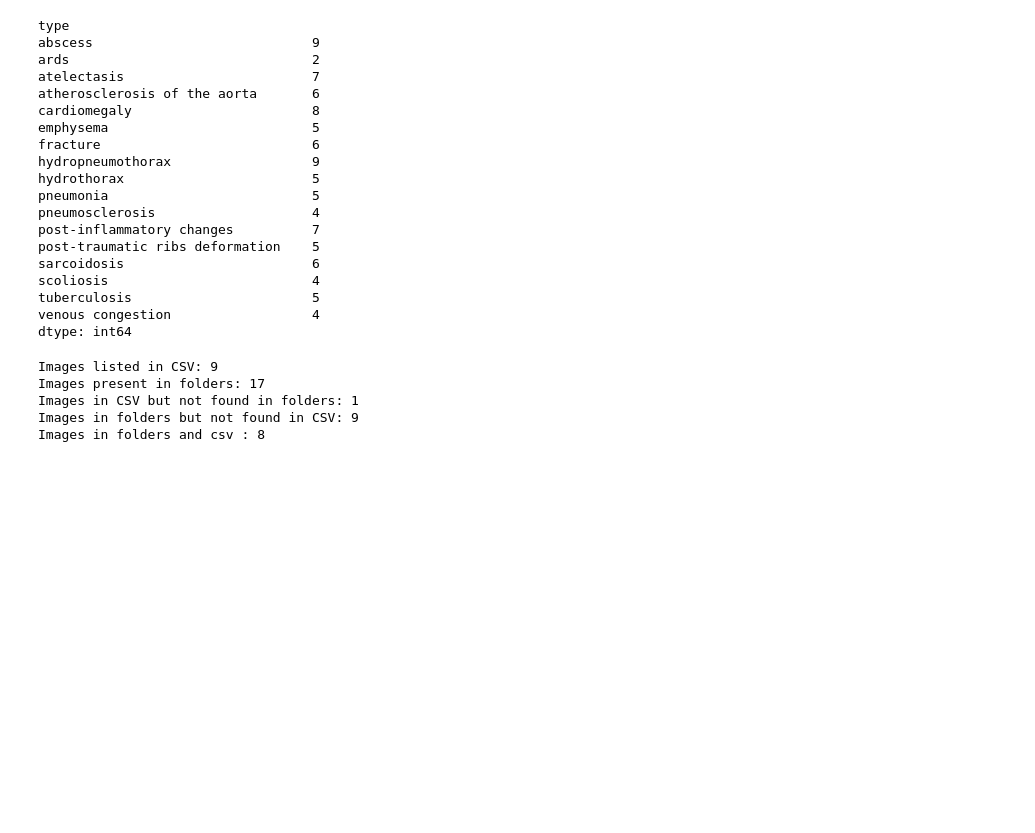
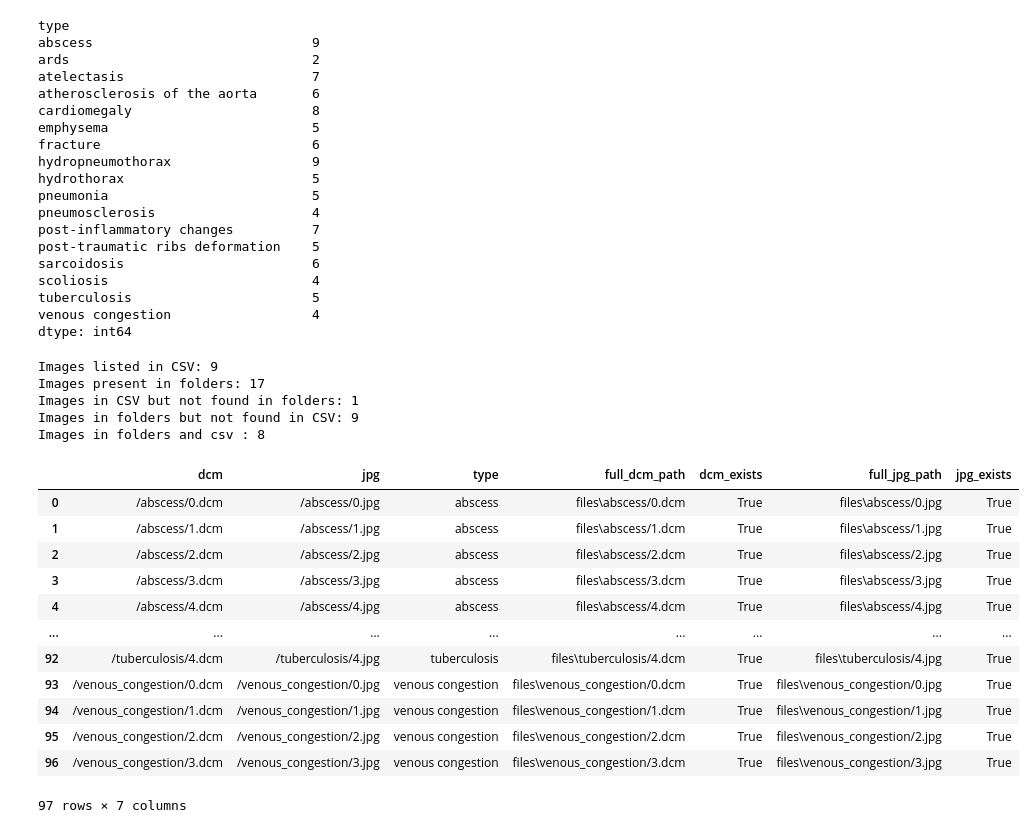
Before and after one commit to rgurung977/cxr-analysis, a Jupyter notebook: Untitled.ipynb, the cells around one changed output. Cells and saved outputs as stored; diff of their text form; code cells hidden in the pictures; blank space fills up the shorter version.

```diff
--- a/Untitled.ipynb
+++ b/Untitled.ipynb
@@ -690,3 +782,19 @@ Images present in folders: 17
 Images in CSV but not found in folders: 1
 Images in folders but not found in CSV: 9
 Images in folders and csv : 8
+# %%
+df
+# %% [output]
+|  | dcm | jpg | type | full_dcm_path | dcm_exists | full_jpg_path | jpg_exists |
+| 0 | /abscess/0.dcm | /abscess/0.jpg | abscess | files\abscess/0.dcm | True | files\abscess/0.jpg | True |
+| 1 | /abscess/1.dcm | /abscess/1.jpg | abscess | files\abscess/1.dcm | True | files\abscess/1.jpg | True |
+| 2 | /abscess/2.dcm | /abscess/2.jpg | abscess | files\abscess/2.dcm | True | files\abscess/2.jpg | True |
+| 3 | /abscess/3.dcm | /abscess/3.jpg | abscess | files\abscess/3.dcm | True | files\abscess/3.jpg | True |
+| 4 | /abscess/4.dcm | /abscess/4.jpg | abscess | files\abscess/4.dcm | True | files\abscess/4.jpg | True |
+| ... | ... | ... | ... | ... | ... | ... | ... |
+| 92 | /tuberculosis/4.dcm | /tuberculosis/4.jpg | tuberculosis | files\tuberculosis/4.dcm | True | files\tuberculosis/4.jpg | True |
+| 93 | /venous_congestion/0.dcm | /venous_congestion/0.jpg | venous congestion | files\venous_congestion/0.dcm | True | files\venous_congestion/0.jpg | True |
+| 94 | /venous_congestion/1.dcm | /venous_congestion/1.jpg | venous congestion | files\venous_congestion/1.dcm | True | files\venous_congestion/1.jpg | True |
+| 95 | /venous_congestion/2.dcm | /venous_congestion/2.jpg | venous congestion | files\venous_congestion/2.dcm | True | files\venous_congestion/2.jpg | True |
+| 96 | /venous_congestion/3.dcm | /venous_congestion/3.jpg | venous congestion | files\venous_congestion/3.dcm | True | files\venous_congestion/3.jpg | True |
+97 rows × 7 columns
```
Also changed, not shown: parts of 23 cells of this notebook.
